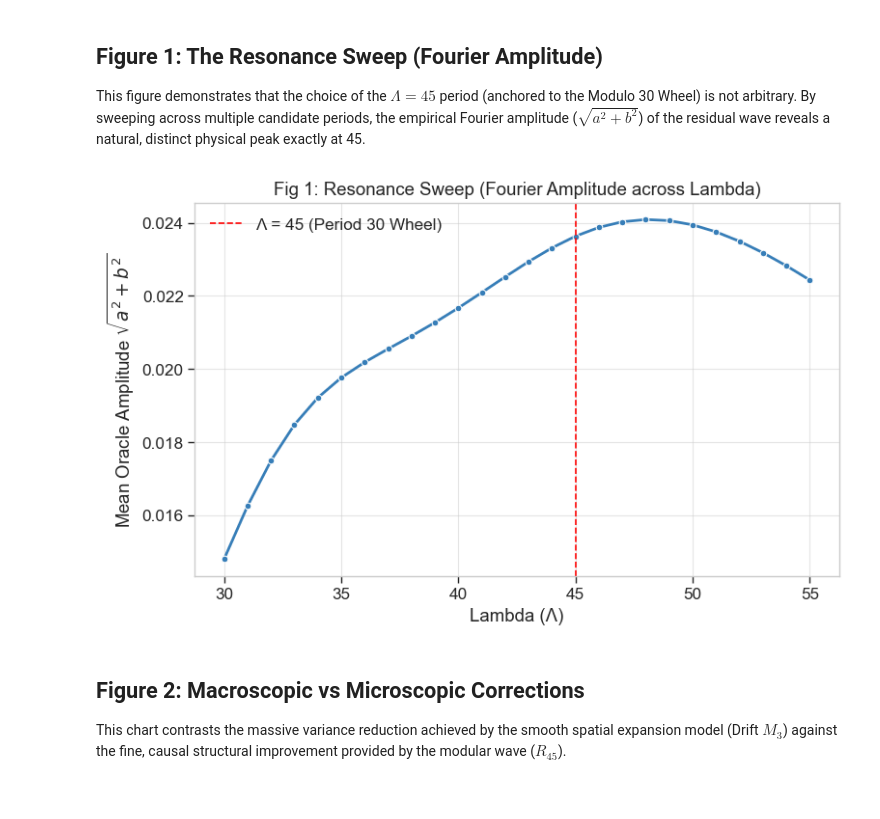
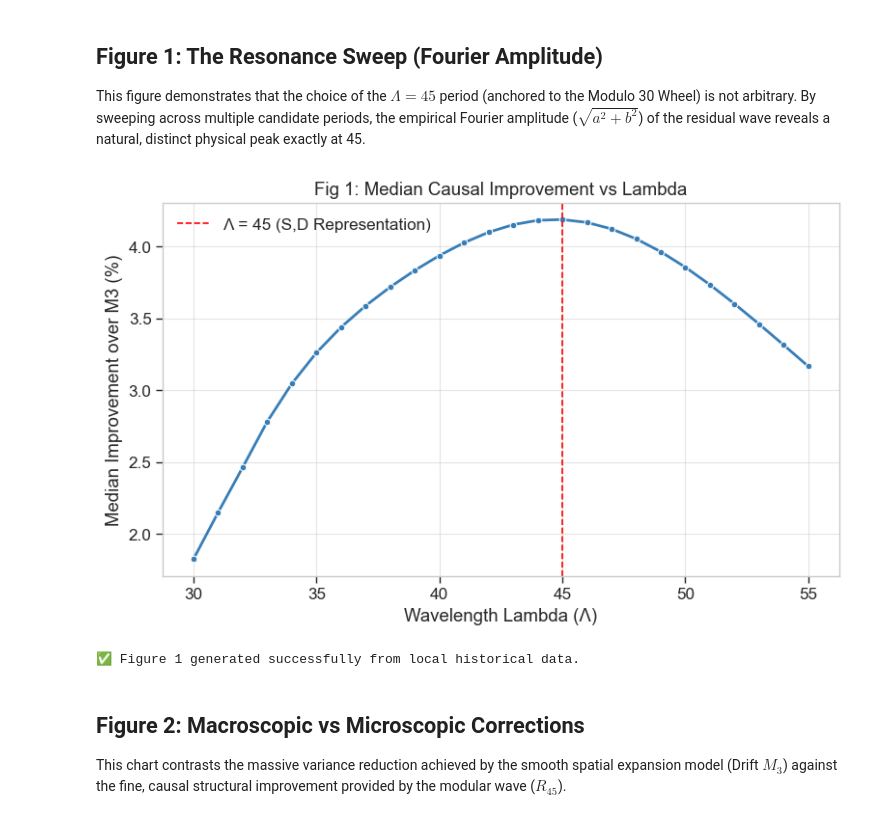
Before and after one commit to mathematical-concepts/v44-prime-gap-residual-law, a Jupyter notebook: notebooks/reproduce_main_figures.ipynb, the cells around one changed output. Cells and saved outputs as stored; diff of their text form; code cells hidden in the pictures.

Commit message:
feat: Improvements to the text and more descriptive graphics

```diff
--- a/notebooks/reproduce_main_figures.ipynb
+++ b/notebooks/reproduce_main_figures.ipynb
@@ -56,33 +56,51 @@ Figures directory: D:\dev\git\v44-prime-gap-residual-law\figures
 
 This figure demonstrates that the choice of the $\Lambda=45$ period (anchored to the Modulo 30 Wheel) is not arbitrary. By sweeping across multiple candidate periods, the empirical Fourier amplitude ($\sqrt{a^2 + b^2}$) of the residual wave reveals a natural, distinct physical peak exactly at 45.
 # %%
-# Load the historical lambda sweep data
-file_path_sweep = "../data/v41c_coef_audit.csv"
+# Define the path to the historical lambda sweep data
+file_path_sweep = os.path.join(data_dir, "v41c_sweep_and_nulls.csv")
 
 if os.path.exists(file_path_sweep):
-    df_sweep = pd.read_csv(file_path_sweep)
+    # Force Pandas to use comma as separator, ignoring local regional settings
+    df_sweep = pd.read_csv(file_path_sweep, sep=',')
 
-    # Calculate the physical magnitude of the wave (Fourier Amplitude)
-    df_sweep['oracle_amplitude'] = np.sqrt(df_sweep['a_oracle']**2 + df_sweep['b_oracle']**2)
+    # Extract columns starting with 'L_' (excluding the ground truth 'L45_actual')
+    lambda_cols = [c for c in df_sweep.columns if c.startswith('L_') and c != 'L45_actual']
 
-    # Average the amplitude across all blocks for each Lambda
-    df_agg = df_sweep.groupby('Lambda')['oracle_amplitude'].mean().reset_index()
+    # Calculate the median improvement for each Lambda across all test blocks
+    median_improvements = df_sweep[lambda_cols].median()
 
+    # Create a clean DataFrame for the plotting engine
+    # We extract the numerical value of Lambda from the column name (e.g., 'L_30.0' -> 30.0)
+    lambdas = [float(c.split('_')[1]) for c in lambda_cols]
+    plot_df = pd.DataFrame({
+        'Lambda': lambdas,
+        'Improvement_Pct': median_improvements.values
+    })
+
+    # Initialize the plot
     plt.figure(figsize=(8, 5))
-    sns.lineplot(data=df_agg, x='Lambda', y='oracle_amplitude', marker='o', color=colors[1], linewidth=2)
-    plt.axvline(45, color='red', linestyle='--', label='Λ = 45 (Period 30 Wheel)')
+    sns.lineplot(data=plot_df, x='Lambda', y='Improvement_Pct', marker='o', color=colors[1], linewidth=2)
 
-    plt.title("Fig 1: Resonance Sweep (Fourier Amplitude across Lambda)")
-    plt.xlabel("Lambda (Λ)")
-    plt.ylabel("Mean Oracle Amplitude $\\sqrt{a^2 + b^2}$")
+    # Add a vertical line highlighting the theoretical peak at Lambda = 45
+    plt.axvline(45, color='red', linestyle='--', label='Λ = 45 (S,D Representation)')
+
+    # Formatting and labels
+    plt.title("Fig 1: Median Causal Improvement vs Lambda")
+    plt.xlabel("Wavelength Lambda (Λ)")
+    plt.ylabel("Median Improvement over M3 (%)")
     plt.legend()
     plt.tight_layout()
-    plt.savefig("../figures/fig1_lambda_sweep.png", dpi=300)
+
+    # Save the figure and display
+    plt.savefig(os.path.join(figures_dir, "fig1_lambda_sweep.png"), dpi=300)
     plt.show()
+
+    print("✅ Figure 1 generated successfully from local historical data.")
 else:
-    print(f"File not found: {file_path_sweep}")
+    print(f"❌ File not found at path: {file_path_sweep}")
 # %% [output]
-[figure, old version]
+[figure, new version]
+✅ Figure 1 generated successfully from local historical data.
 # %% [markdown]
 ## Figure 2: Macroscopic vs Microscopic Corrections
 
```
Also changed, not shown: 6 other files.
